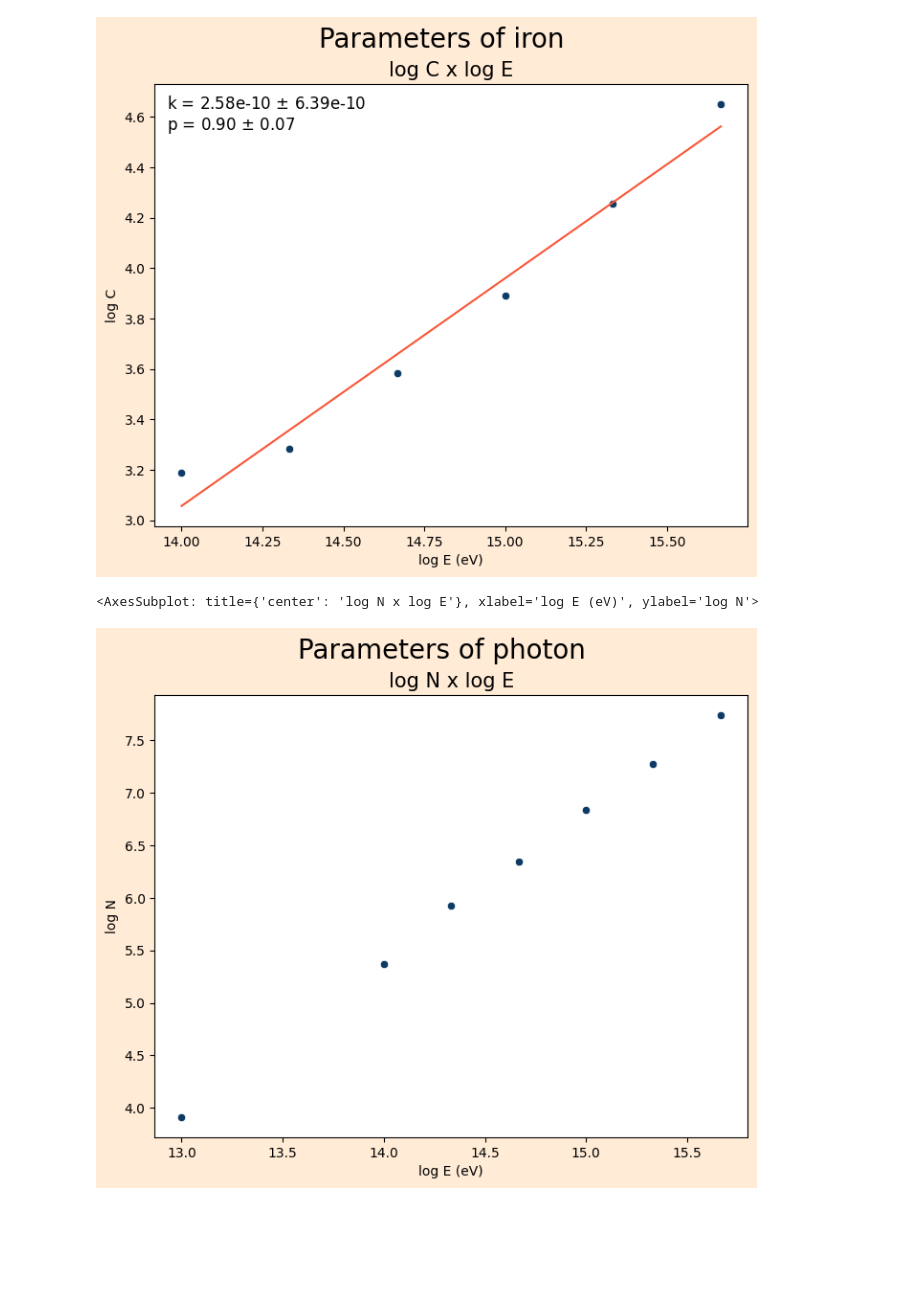
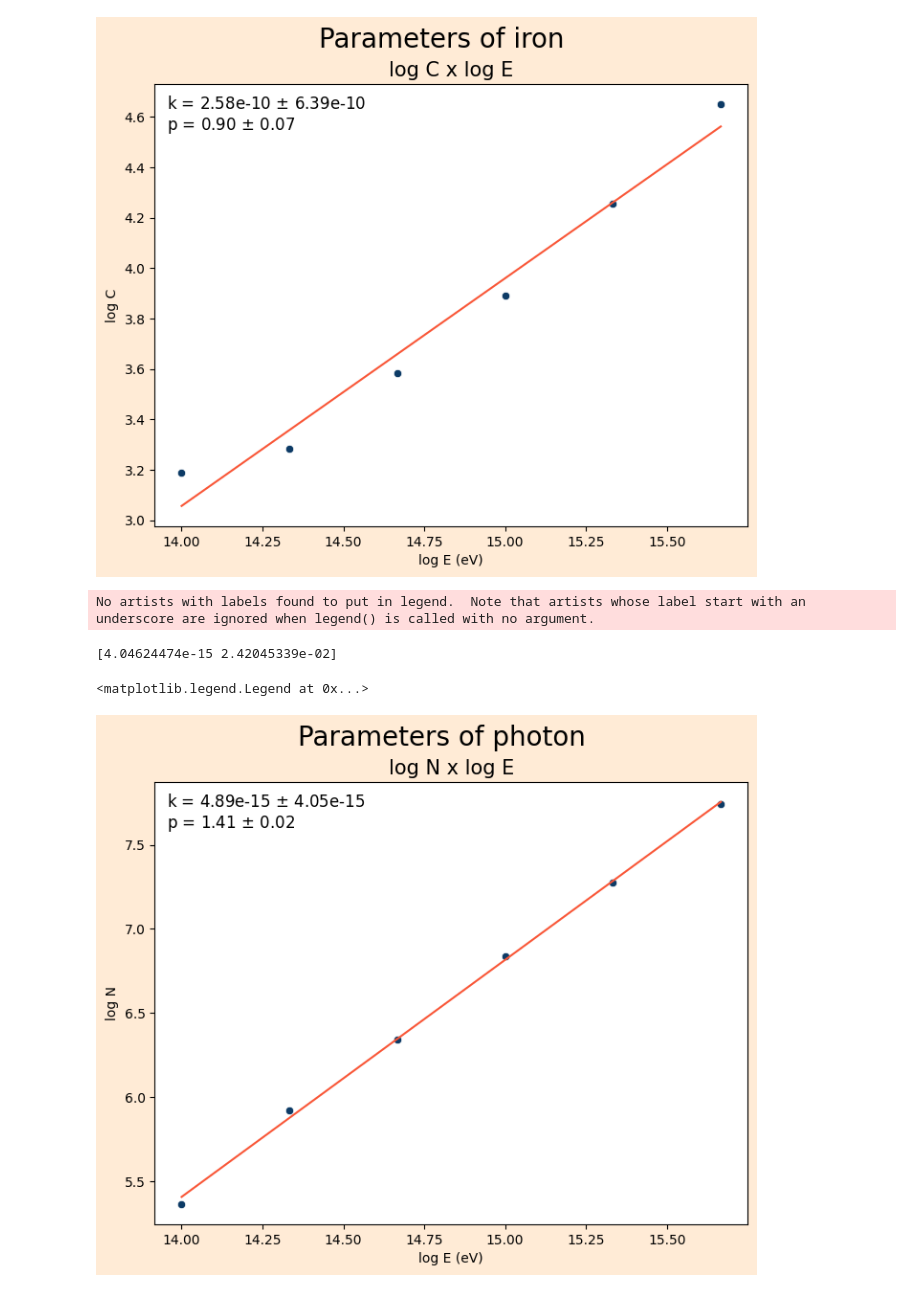
Before and after one commit to lucas-orfei/mestrado, a Jupyter notebook: parameters.ipynb, the cells around one changed output. Cells and saved outputs as stored; diff of their text form; code cells hidden in the pictures; blank space fills up the shorter version.

```diff
--- a/parameters.ipynb
+++ b/parameters.ipynb
@@ -422,13 +422,13 @@ shape: (6, 4)
 | 4.651375 | 15.666518 | 15.765785 | 0.633626 |
 [figure]
 # %%
-# Relação entre C e o número total de partículas
+# Relação entre C e o número total de partículas (N)
 
 # Fóton
 
 
-C = [114.6,379.2,1543,7530,2.581E04,7.703E04,2.346E05]
-E = [1E13,1E14, 2.15E14, 4.64E14,1E15,2.15E15,4.64E15]
+C = [379.2,1543,7530,2.581E04,7.703E04,2.346E05]
+E = [1E14, 2.15E14, 4.64E14,1E15,2.15E15,4.64E15]
 N_t = []
 
 output_path = '/home/orfei/mestrado/progs/lateral_distribution/photon/*'
@@ -438,37 +438,58 @@ for file in glob.glob(output_path):
     N_t.append(tamanho)
 
 N_t.sort()
-N_t
+N_t.pop(0)
 
 data = {
     'E':E,
     'C':C,
     'N_t':N_t
 }
 
 df = pl.DataFrame(data)
 
 df = df.with_columns(
         (pl.col('C')/pl.col('N_t')).alias('alpha')
 )
 df
 
 logN = np.log10(N_t)
 logE = np.log10(E)
 
+
+
 fig, ax = plt.subplots(figsize = (8, 6), facecolor = '#FFEBD6')
 fig.suptitle('Parameters of photon', size = 20)
 #fig.tight_layout()
 
 
 ax.set_title('log N x log E', size = 15)
 ax.set_xlabel('log E (eV)')
 ax.set_ylabel('log N')
 ax.set_facecolor('white')
 
 
 sns.scatterplot(x = logE, y = logN, color = '#0D3B66', ax = ax)
+
+#Fit
+def power(x, k, p):
+    return np.log10(k*x**p)
+
+initial_guess = [1,1]
+
+coefficients, cov = curve_fit(power, E, np.log10(N_t), p0=initial_guess)
+
+inc = np.sqrt(np.diag(cov))
+print(np.sqrt(np.diag(cov)))
+
+ax.plot(logE, power(E,*coefficients), color = '#F95738')
+
+ax.legend(title = 'k = {:.2e} $\pm$ {:.2e}\np = {:.2f} $\pm$ {:.2f}'
+          .format(coefficients[0],inc[0],coefficients[1],inc[1]),
+          title_fontsize = 12,facecolor = 'white', frameon = False)
 # %% [output]
-<AxesSubplot: title={'center': 'log N x log E'}, xlabel='log E (eV)', ylabel='log N'>
+No artists with labels found to put in legend.  Note that artists whose label start with an underscore are ignored when legend() is called with no argument.
+[4.04624474e-15 2.42045339e-02]
+<matplotlib.legend.Legend at 0x...>
-[figure, old version]
+[figure, new version]
 # %%
```
Also changed, not shown: parts of 2 cells of this notebook, 1 other file.
